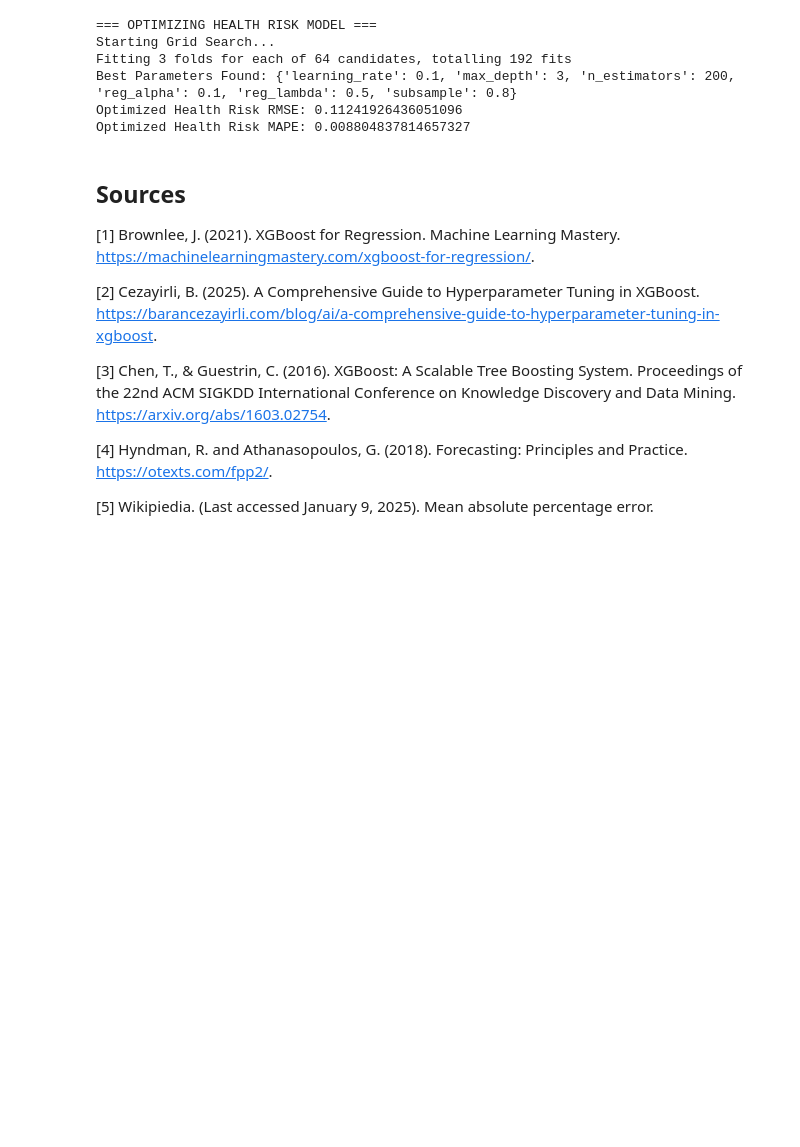
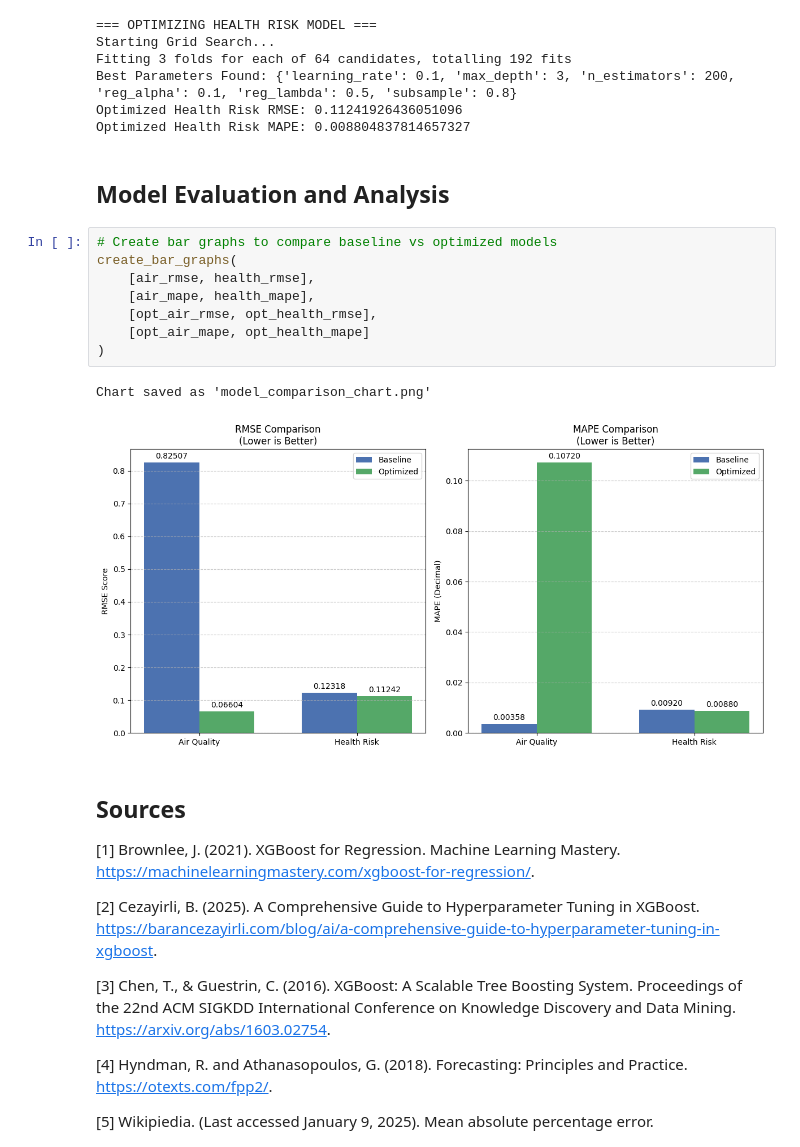
Before and after one commit to zach-lloyd/air_quality_and_health_risk_forecaster, a Jupyter notebook: src/notebooks/01_eda.ipynb, the cells around one changed output. Saved outputs shown, nothing was run; the diff lists cells and outputs as text; blank space fills up the shorter version.

Commit message:
implement create_bar_graphs method and analyze bar graphs showing initial vs tuned results

```diff
--- a/src/notebooks/01_eda.ipynb
+++ b/src/notebooks/01_eda.ipynb
@@ -400,6 +401,19 @@ Fitting 3 folds for each of 64 candidates, totalling 192 fits
 Best Parameters Found: {'learning_rate': 0.1, 'max_depth': 3, 'n_estimators': 200, 'reg_alpha': 0.1, 'reg_lambda': 0.5, 'subsample': 0.8}
 Optimized Health Risk RMSE: 0.11241926436051096
 Optimized Health Risk MAPE: 0.008804837814657327
+# %% [markdown]
+## Model Evaluation and Analysis
+# %%
+# Create bar graphs to compare baseline vs optimized models
+create_bar_graphs(
+    [air_rmse, health_rmse],
+    [air_mape, health_mape],
+    [opt_air_rmse, opt_health_rmse],
+    [opt_air_mape, opt_health_mape]
+)
+# %% [output]
+Chart saved as 'model_comparison_chart.png'
+[figure, added]
 # %% [markdown]
 ## Sources
 
```
Also changed, not shown: parts of 1 cell of this notebook, 7 other files.
